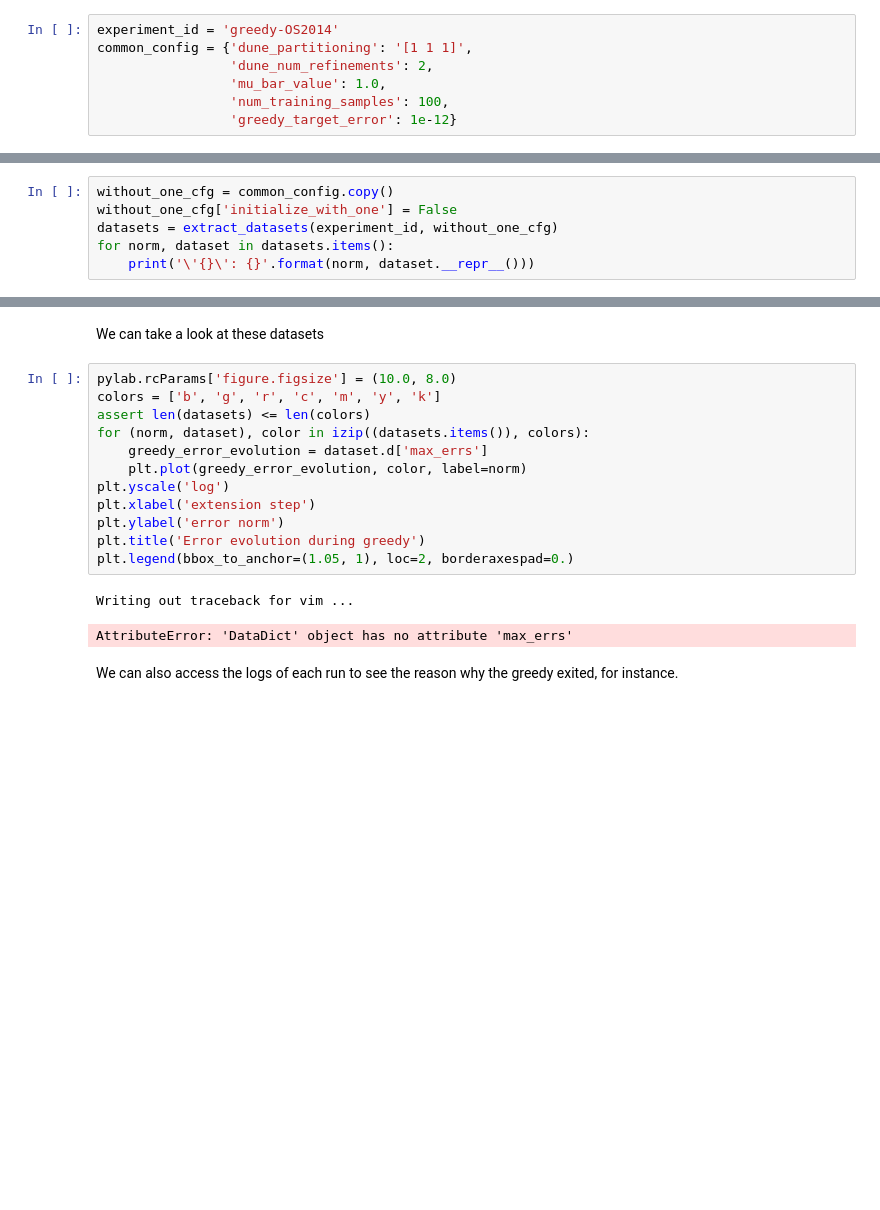
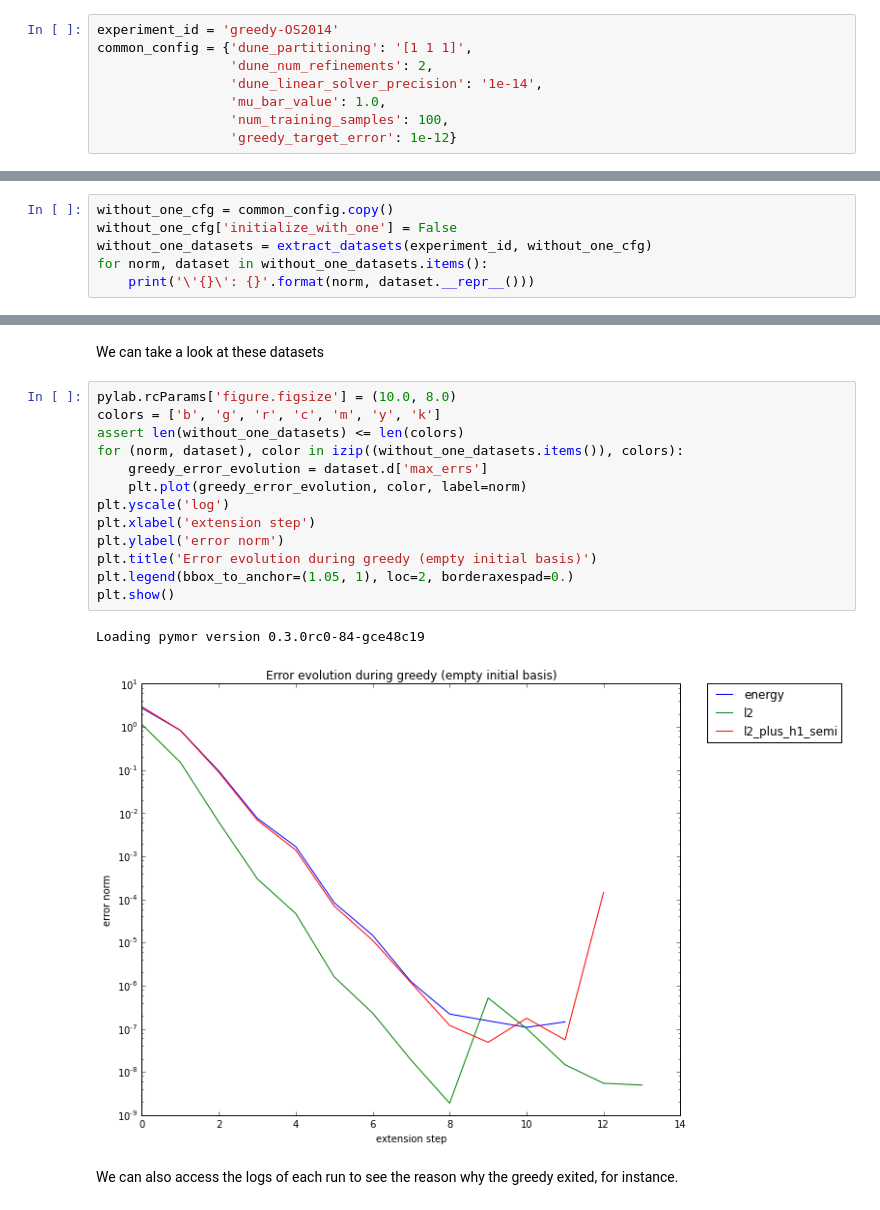
Before and after one commit to dune-community/dune-hdd-demos, a Jupyter notebook: notebooks/OS2014_greedy_evaluation.ipynb, the cells around one changed output, grey strips where cells are left out. Saved outputs shown, nothing was run; the diff lists cells and outputs as text; blank space fills up the shorter version.

```diff
--- a/notebooks/OS2014_greedy_evaluation.ipynb
+++ b/notebooks/OS2014_greedy_evaluation.ipynb
@@ -38,6 +38,7 @@ We investigate the impact of the initial basis, i.e. if we start with an empty b
 experiment_id = 'greedy-OS2014'
 common_config = {'dune_partitioning': '[1 1 1]',
                  'dune_num_refinements': 2,
+                 'dune_linear_solver_precision': '1e-14',
                  'mu_bar_value': 1.0,
                  'num_training_samples': 100,
                  'greedy_target_error': 1e-12}
@@ -46,7 +47,7 @@ common_config = {'dune_partitioning': '[1 1 1]',
 # %%
 without_one_cfg = common_config.copy()
 without_one_cfg['initialize_with_one'] = False
-datasets = extract_datasets(experiment_id, without_one_cfg)
-for norm, dataset in datasets.items():
+without_one_datasets = extract_datasets(experiment_id, without_one_cfg)
+for norm, dataset in without_one_datasets.items():
     print('\'{}\': {}'.format(norm, dataset.__repr__()))
 # %% [output]
@@ -60,18 +59,19 @@ We can take a look at these datasets
 # %%
 pylab.rcParams['figure.figsize'] = (10.0, 8.0)
 colors = ['b', 'g', 'r', 'c', 'm', 'y', 'k']
-assert len(datasets) <= len(colors)
-for (norm, dataset), color in izip((datasets.items()), colors):
+assert len(without_one_datasets) <= len(colors)
+for (norm, dataset), color in izip((without_one_datasets.items()), colors):
     greedy_error_evolution = dataset.d['max_errs']
     plt.plot(greedy_error_evolution, color, label=norm)
 plt.yscale('log')
 plt.xlabel('extension step')
 plt.ylabel('error norm')
-plt.title('Error evolution during greedy')
+plt.title('Error evolution during greedy (empty initial basis)')
 plt.legend(bbox_to_anchor=(1.05, 1), loc=2, borderaxespad=0.)
+plt.show()
 # %% [output]
-Writing out traceback for vim ...
+Loading pymor version 0.3.0rc0-84-gce48c19
-AttributeError: 'DataDict' object has no attribute 'max_errs'
+[figure, added]
 # %% [markdown]
 We can also access the logs of each run to see the reason why the greedy exited, for instance.
 # %%
```
Also changed, not shown: parts of 14 cells of this notebook.
